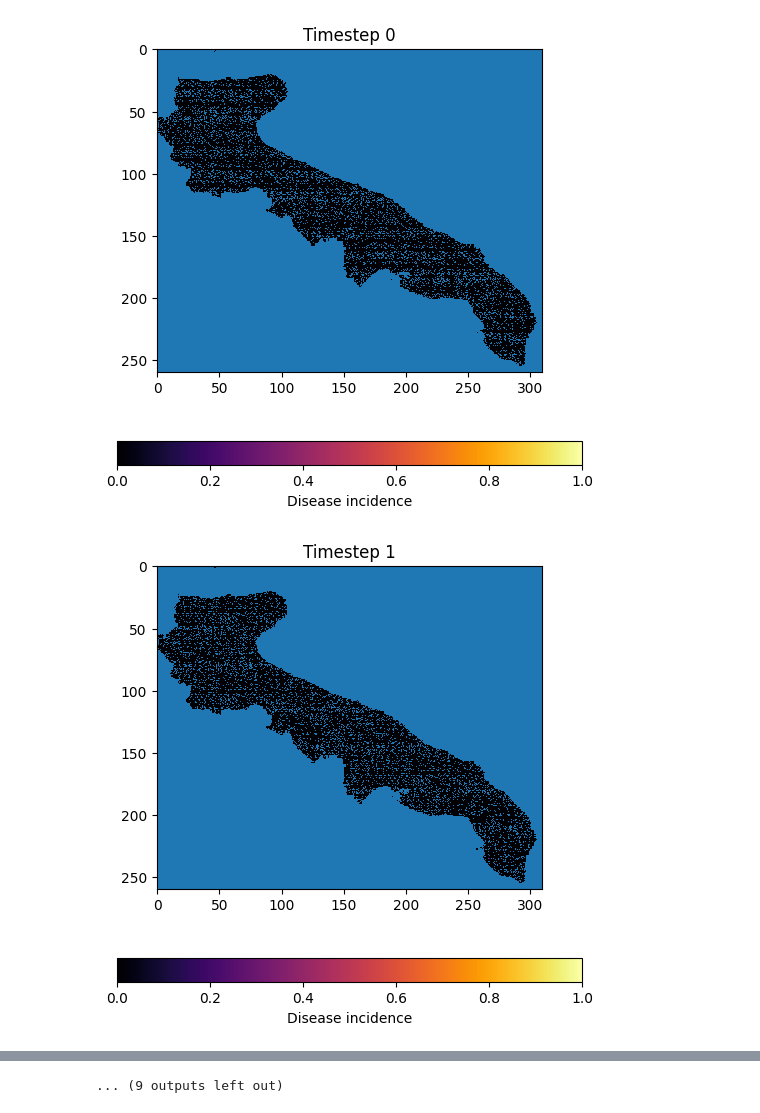
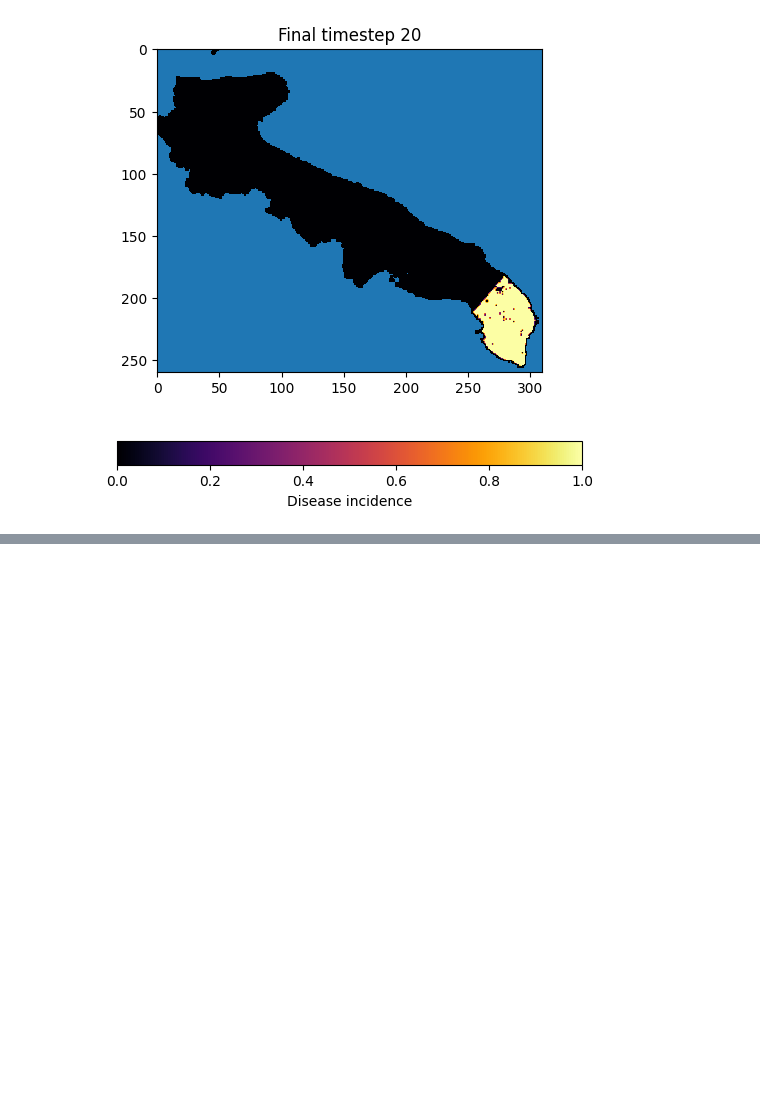
Before and after one commit to LeonMengoni/Xylella-Fastidiosa, a Jupyter notebook: Xylella_simulation.ipynb, the cells around one changed output, grey strips where cells are left out. Saved outputs shown, nothing was run; the diff lists cells and outputs as text; code cells hidden in the pictures; blank space fills up the shorter version.

Commit message:
Further streamlined the simulation process.

```diff
--- a/Xylella_simulation.ipynb
+++ b/Xylella_simulation.ipynb
@@ -34,6 +66,0 @@ if FROM_FILE:
-# %%
-# SHORT DISTANCE KERNEL
-
-beta = 0.1
-GRID.set_short_distance_kernel(beta)
-GRID.plot_short_distance_kernel(figsize=(6,6))
@@ -42,40 +67,12 @@ GRID.plot_short_distance_kernel(figsize=(6,6))
-# %%
-# SET MODEL PARAMETERS
-
-np.random.seed(13340)
-
-# Common parameters
-A = 3 # 3 kp rate of population growth
-B = 14.069
-a = 0 # relative carrying capacity in non olive plants
-tol = 1e-8 # 1e-8 numerical noise tolerance (IF TOLERANCE IS TOO BIG, IT CAN HAPPEN THAT THE SIMULATION IS TRUNCATED AT THE FIRST ITERATION)
-
-# Short distance kernel
-beta = 0.1
-
-# Long distance kernel
-disp_tol = 0.2 # 0.2 strattol stratified dispersal tolerance (threshold probability)
-M_max = 5 # 5 maximum number of dispersers
-D = 20 # 20 dispersal standard deviation
-
-# Levy flight
-n_vectors = 100
-d_min = 0.1
-alpha = 2
-sample = "power"
-
-# Define parameter dictionary
-parameters = {'common': [A, B, a, tol],
-              'short_long': [beta, disp_tol, M_max, D],
-              'levy_flight': [n_vectors, d_min, alpha, sample]}
 # %%
 # RUN SIMULATION AND PLOT OUTCOME
 
+np.random.seed(5)
+
 timesteps = 20
-dispersal_type = "short_long"
 
-GRID.simulate(timesteps, parameters, dispersal_type=dispersal_type)
-GRID.plot_incidence(figsize=(6,6))
+GRID.simulate(timesteps, parameters)
+# GRID.plot_incidence(figsize=(6,6))
+GRID.plot_final_incidence(figsize=(6,6))
 # %% [output]
-[figure, old version]
+[figure, new version]
-[figure, removed]
@@ -92,2 +79 @@ GRID.plot_incidence(figsize=(6,6))
-... (9 outputs left out)
 # %%
```
Also changed, not shown: parts of 11 cells of this notebook, 1 other file.
